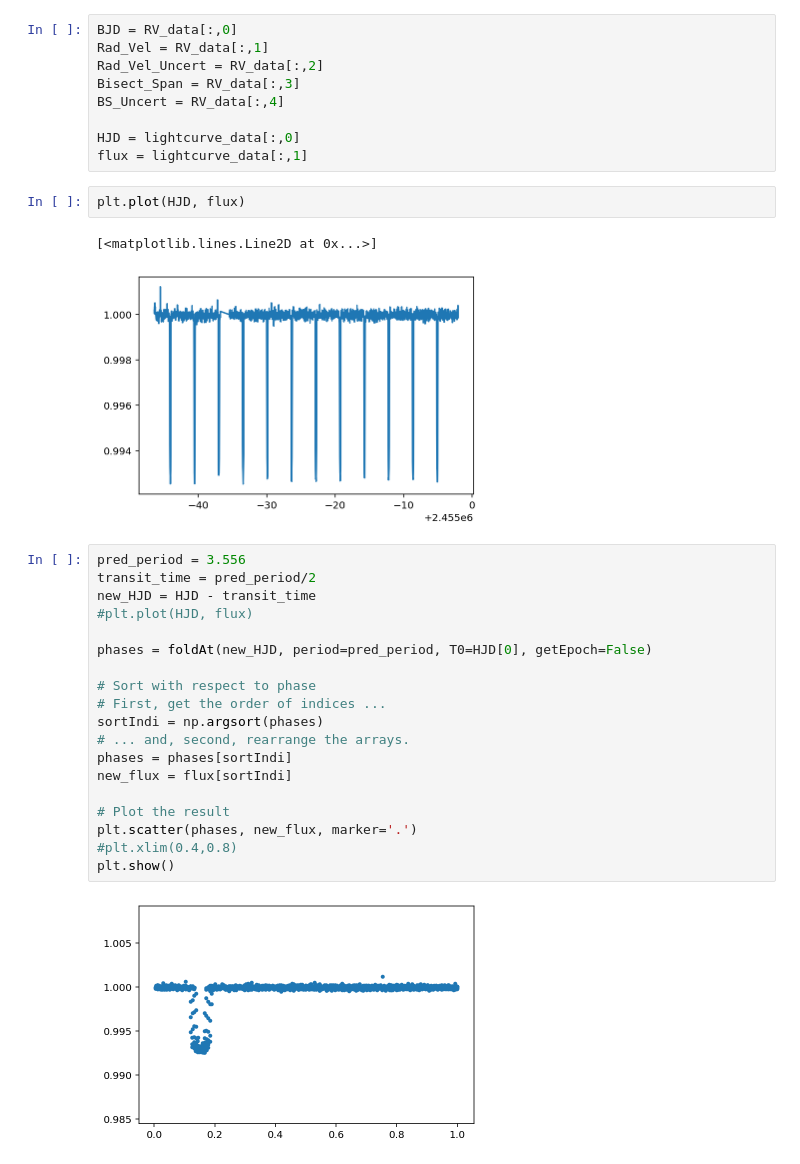
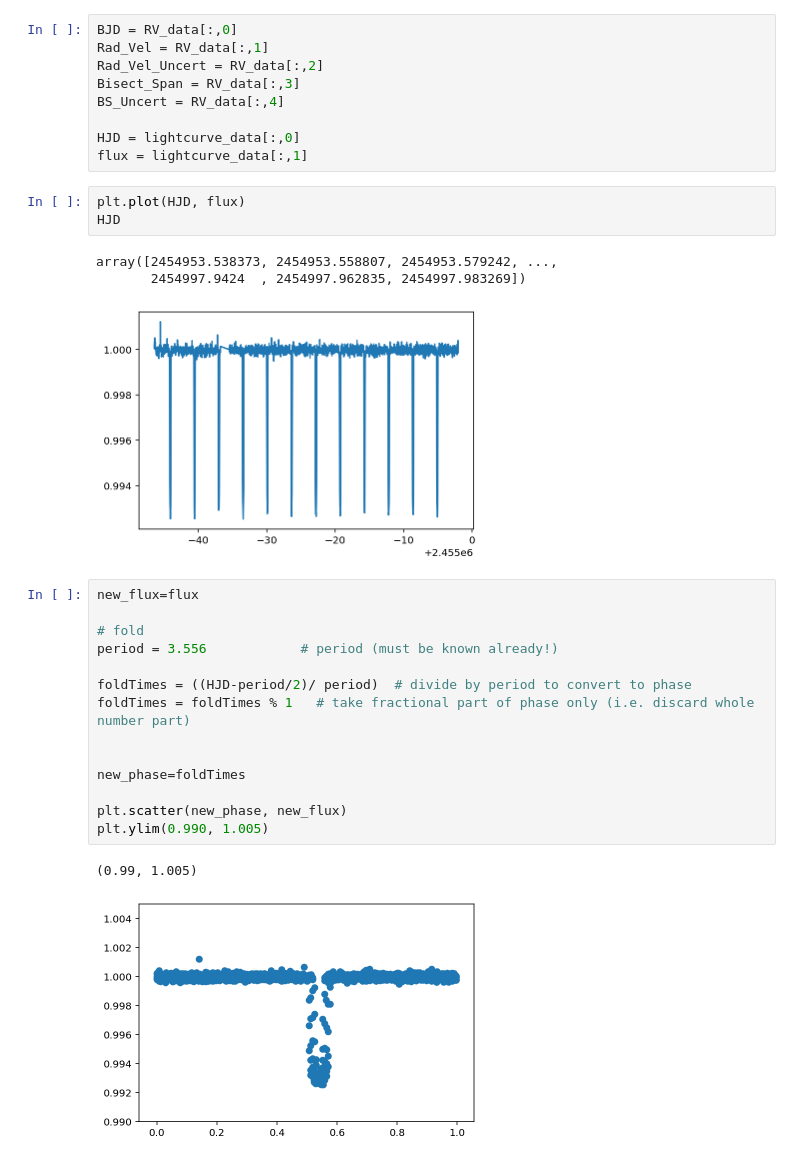
Before and after one commit to brendrach/Computational_Astro_ASTP720, a Jupyter notebook: Assignment_6/Assignment_6.ipynb, the cells around one changed output. Cells and saved outputs as stored; diff of their text form.

Commit message:
Fixed phase folding code

```diff
--- a/Assignment_6/Assignment_6.ipynb
+++ b/Assignment_6/Assignment_6.ipynb
@@ -24,30 +24,28 @@ HJD = lightcurve_data[:,0]
 flux = lightcurve_data[:,1]
 # %%
 plt.plot(HJD, flux)
+HJD
 # %% [output]
-[<matplotlib.lines.Line2D at 0x...>]
+array([2454953.538373, 2454953.558807, 2454953.579242, ...,
+       2454997.9424  , 2454997.962835, 2454997.983269])
 [figure]
-# %%
-pred_period = 3.556
-transit_time = pred_period/2
-new_HJD = HJD - transit_time
-#plt.plot(HJD, flux)
-
-phases = foldAt(new_HJD, period=pred_period, T0=HJD[0], getEpoch=False)
-
-# Sort with respect to phase
-# First, get the order of indices ...
-sortIndi = np.argsort(phases)
-# ... and, second, rearrange the arrays.
-phases = phases[sortIndi]
-new_flux = flux[sortIndi]
-
-# Plot the result
-plt.scatter(phases, new_flux, marker='.')
-#plt.xlim(0.4,0.8)
-plt.show()
-# %% [output]
-[figure, removed]
+# %%
+new_flux=flux
+
+# fold
+period = 3.556            # period (must be known already!)
+
+foldTimes = ((HJD-period/2)/ period)  # divide by period to convert to phase
+foldTimes = foldTimes % 1   # take fractional part of phase only (i.e. discard whole number part)
+
+
+new_phase=foldTimes
+
+plt.scatter(new_phase, new_flux)
+plt.ylim(0.990, 1.005)
+# %% [output]
+(0.99, 1.005)
+[figure, added]
 # %%
 def lnprior(theta):
     # The parameters are stored as a vector of values, so unpack them
```
Also changed, not shown: parts of 1 cell of this notebook.
